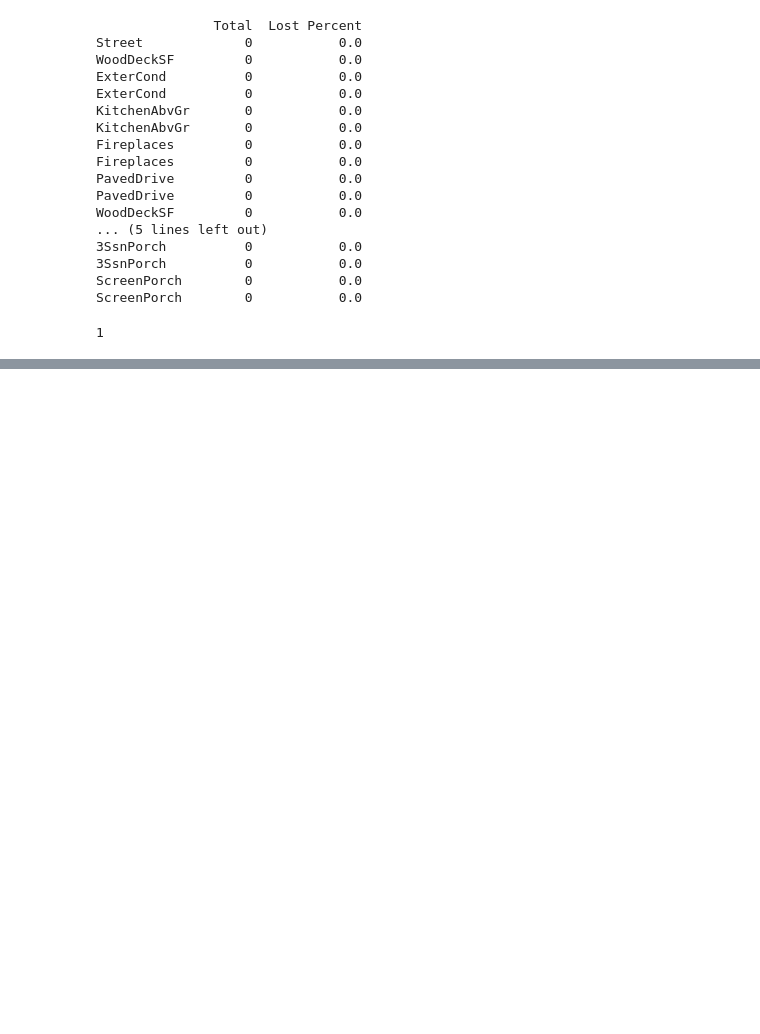
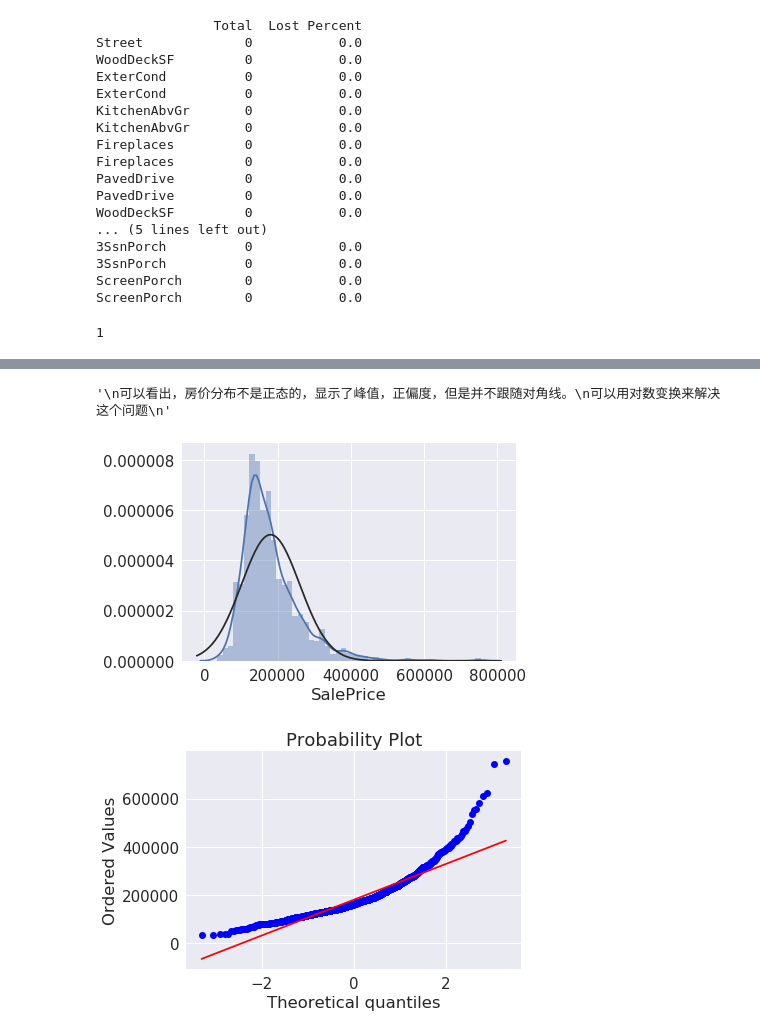
Before and after one commit to Stuming/Harbor, a Jupyter notebook: Kaggle/house_prices/house_price.ipynb, the cells around one changed output, grey strips where cells are left out. Saved outputs shown, nothing was run; the diff lists cells and outputs as text; code cells hidden in the pictures; blank space fills up the shorter version.

```diff
--- a/Kaggle/house_prices/house_price.ipynb
+++ b/Kaggle/house_prices/house_price.ipynb
@@ -193,0 +257,17 @@ print(tmp.isnull().sum().max())
+# %%
+# 正态性
+# 1. SalePrice
+item = 'SalePrice'
+
+sns.distplot(train[item], fit=norm)
+fig = plt.figure()
+res = stats.probplot(train[item], plot=plt)
+
+'''
+可以看出，房价分布不是正态的，显示了峰值，正偏度，但是并不跟随对角线。
+可以用对数变换来解决这个问题
+'''
+# %% [output]
+'\n可以看出，房价分布不是正态的，显示了峰值，正偏度，但是并不跟随对角线。\n可以用对数变换来解决这个问题\n'
+[figure, added]
+[figure, added]
```
Also changed, not shown: parts of 29 cells of this notebook.
